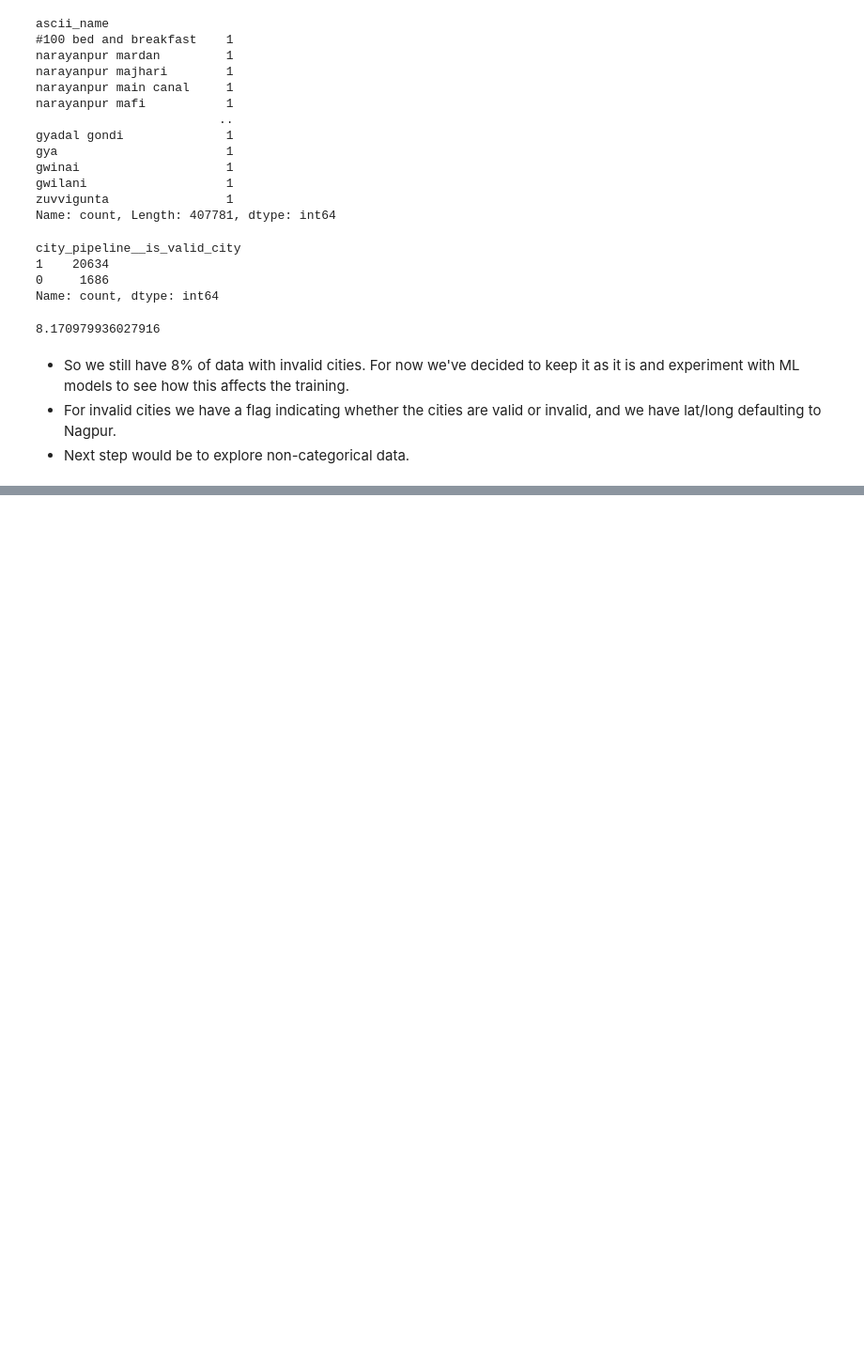
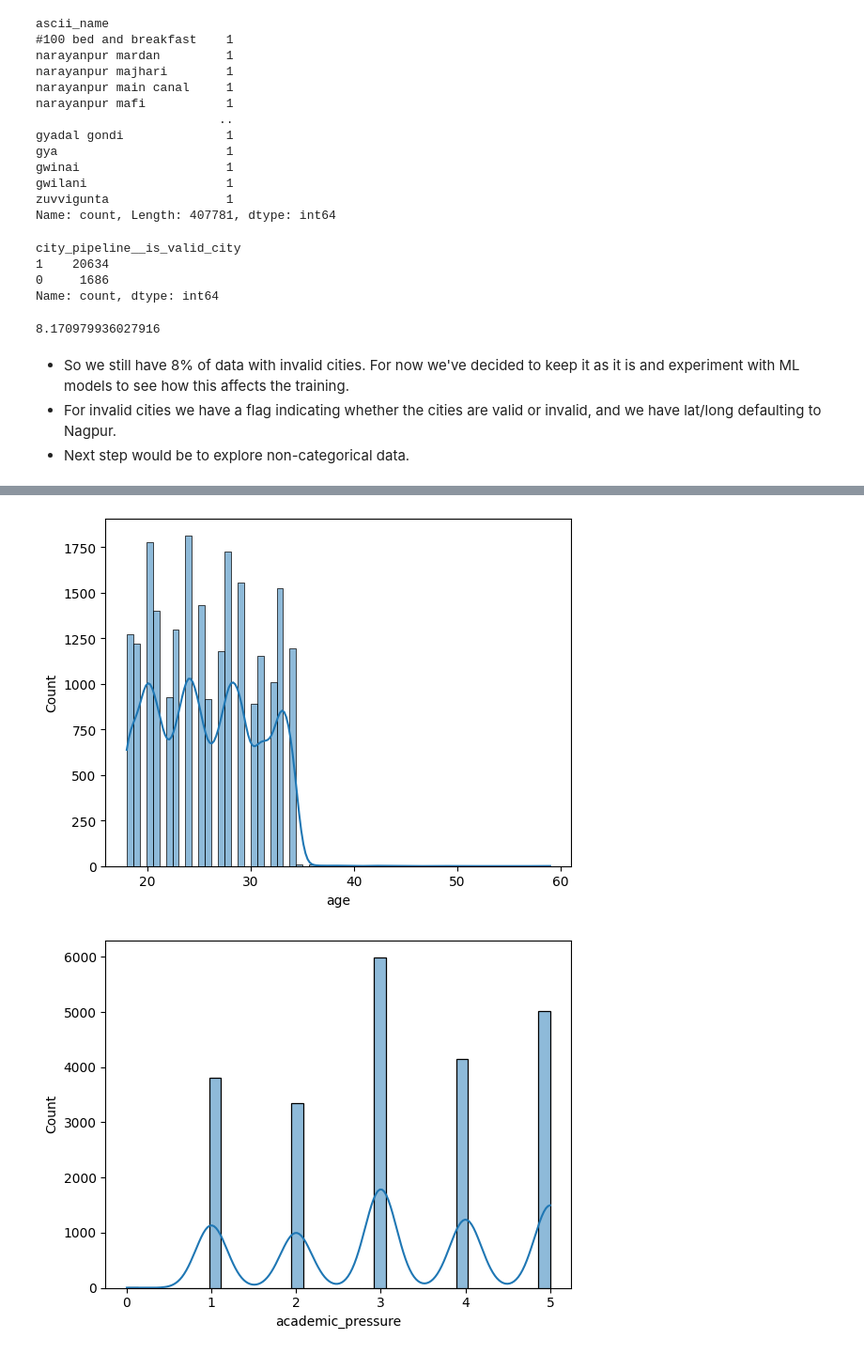
Before and after one commit to gaurangdave/mental_health_ml, a Jupyter notebook: notebooks/01_data_exploration.ipynb, the cells around one changed output, grey strips where cells are left out. Shown: that part at 94% size. Drawn from its saved outputs; the diff is of its cells as text; code cells hidden in the pictures; blank space fills up the shorter version.

Commit message:
started numerical data exploration

```diff
--- a/notebooks/01_data_exploration.ipynb
+++ b/notebooks/01_data_exploration.ipynb
@@ -873,0 +903,3 @@ Name: count, dtype: int64
+# %%
+numerical_data = X_train.select_dtypes(include=["float64"])
+numerical_data
@@ -873,0 +937,11 @@ Name: count, dtype: int64
+# %%
+import seaborn as sns
+import matplotlib.pyplot as pyt
+
+
+for col in numerical_data.columns:
+    pyt.figure()
+    sns.histplot(numerical_data[col], kde=True)
+# %% [output]
+[figure, added]
+[figure, added]
```
Also changed, not shown: parts of 14 cells of this notebook.
